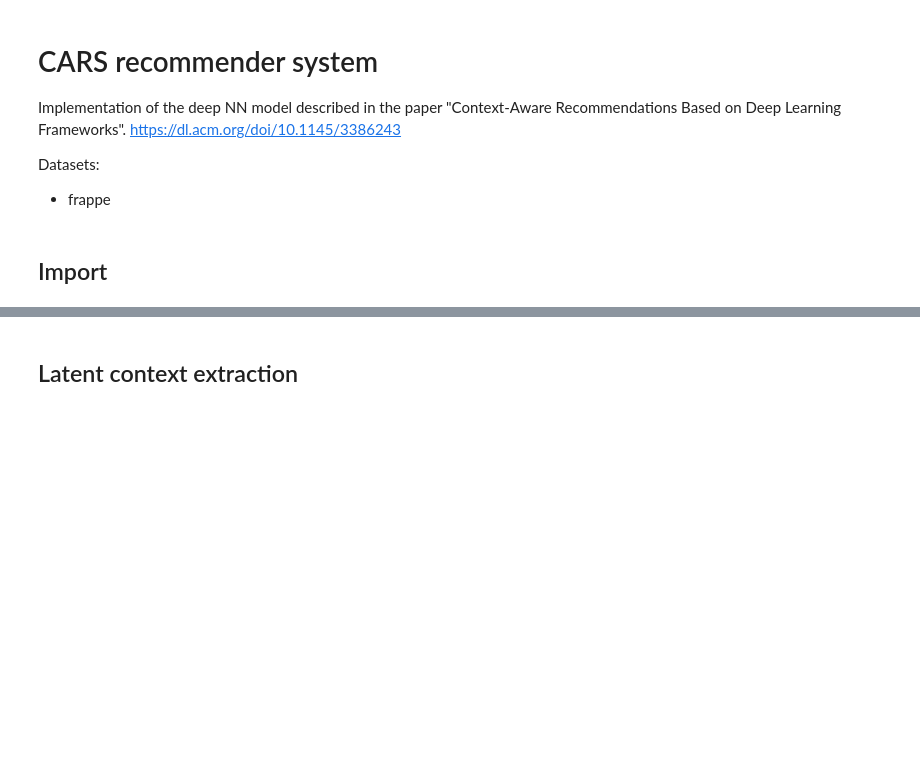
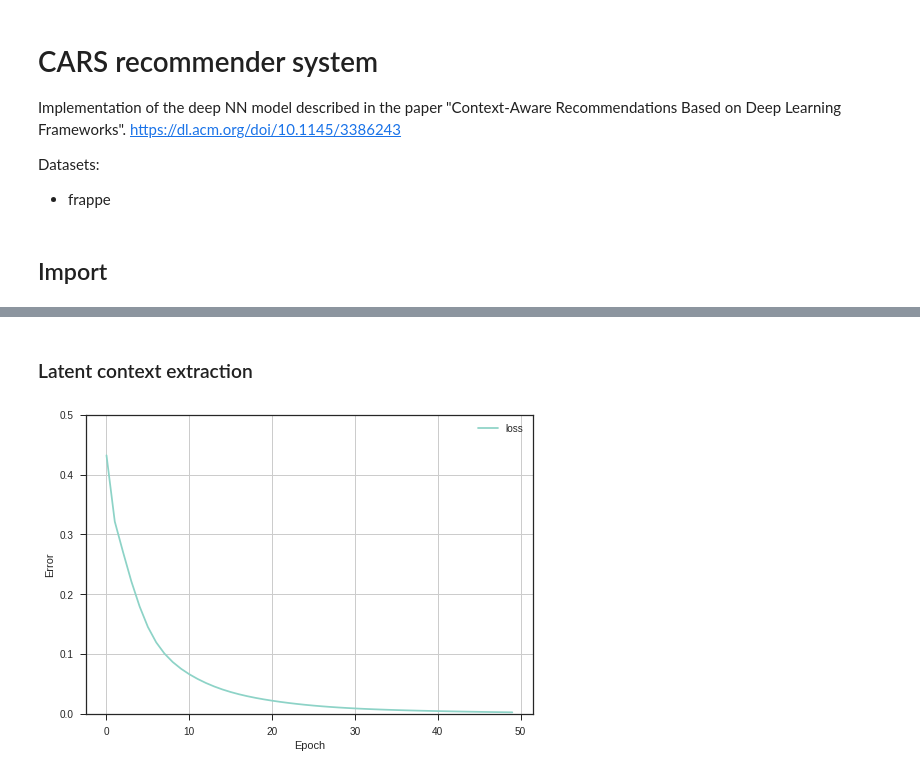
Before and after one commit to CriptHunter/tesi, a Jupyter notebook: CARS_DL/CARS_DL.ipynb, the cells around one changed output, grey strips where cells are left out. Cells and saved outputs as stored; diff of their text form; code cells hidden in the pictures; blank space fills up the shorter version.

Commit message:
latent context extraction, k-fold CV, models with latent context

```diff
--- a/CARS_DL/CARS_DL.ipynb
+++ b/CARS_DL/CARS_DL.ipynb
@@ -150,9 +257,0 @@ history = ecam_ncf.fit([train_x.user, train_x.item, train_context], train_y, epo
-# %%
-def plot_loss(history):
-  plt.plot(history.history['loss'], label='loss')
-  plt.ylim([0, 1])
-  plt.xlabel('Epoch')
-  plt.ylabel('Error')
-  plt.legend()
-  plt.grid(True)
-plot_loss(history)
@@ -257,2 +258,38 @@ f'RMSE = {rmse}    MAE = {mae}    MSE = {mse}'
-# %% [markdown]
-## Latent context extraction
+# %% [markdown]
+### Latent context extraction
+# %%
+train_context_AE, test_context_AE = train_test_split(df.loc[:,context_labels], test_size=0.2)
+# %%
+# size of the encoded representation
+n_latent_context = 11
+
+# input layer
+input = Input(shape=(n_context,))
+# the encoded representation of the input
+encoded = Dense(n_latent_context, activation='sigmoid')(input)
+# the reconstruction of the input
+decoded = Dense(n_context, activation='sigmoid')(encoded)
+
+# Autoencoder model
+autoencoder = keras.Model(input, decoded)
+
+# Only encoder model
+encoder = keras.Model(input, encoded)
+
+# Only Decoder model
+encoded_input = keras.Input(shape=(n_latent_context,))   # takes as input the encoded context
+decoder_layer = autoencoder.layers[-1]   # Retrieve the last layer of the autoencoder model
+decoder = keras.Model(encoded_input, decoder_layer(encoded_input))
+
+autoencoder.compile(optimizer='adam', loss='binary_crossentropy')
+# %%
+# train the autoencoder on the context
+history = autoencoder.fit(train_context_AE, train_context_AE,
+                          epochs=50,
+                          verbose=False,
+                          batch_size=128,
+                          validation_data=(test_context_AE, test_context_AE))
+# %%
+plot_loss(history, ymin=0, ymax=0.5)
+# %% [output]
+[figure, added]
```
Also changed, not shown: parts of 51 cells of this notebook.
